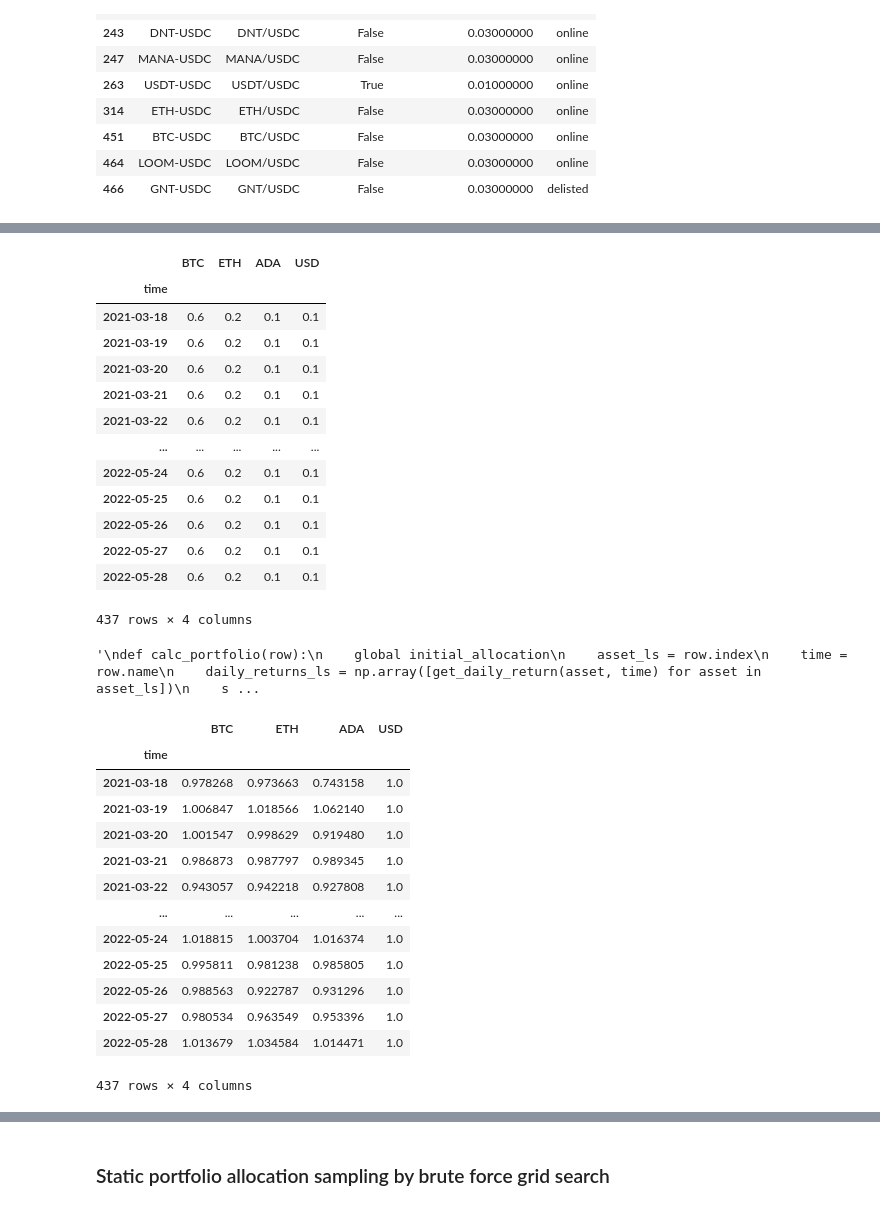
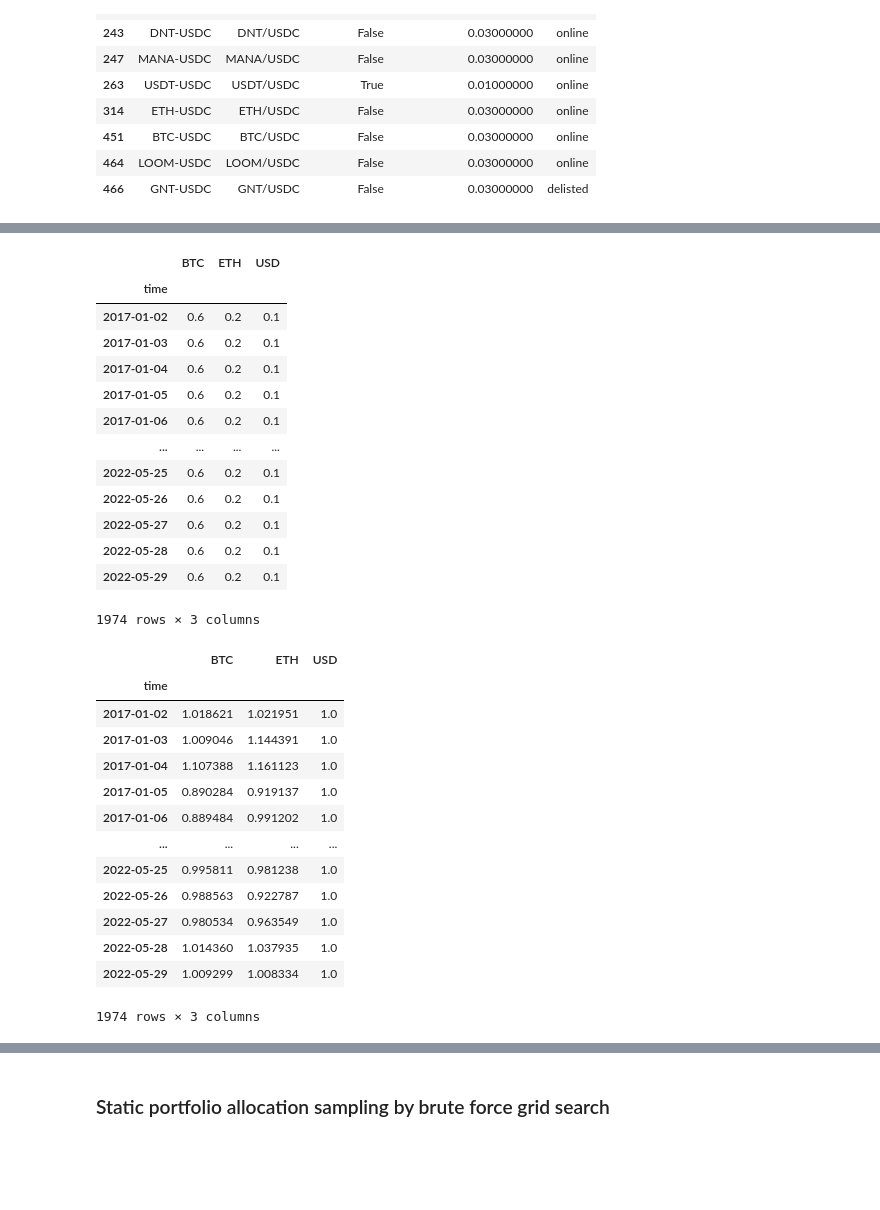
Before and after one commit to Zhimin90/crypto_portfolio_manager, a Jupyter notebook: dataset.ipynb, the cells around one changed output, grey strips where cells are left out. Saved outputs shown, nothing was run; the diff lists cells and outputs as text; code cells hidden in the pictures; blank space fills up the shorter version.

```diff
--- a/dataset.ipynb
+++ b/dataset.ipynb
@@ -31,11 +31,11 @@ Extended Output is False, returning reduced dataset.
 | 466 | GNT-USDC | GNT/USDC | False | 0.03000000 | delisted |
 # %%
 period = 60*60*24 #seconds
-asset_ls = ['BTC-USD','ETH-USD','ADA-USD']
+asset_ls = ['BTC-USD','ETH-USD']
 daily_history_df = pd.DataFrame()
 
 for asset in asset_ls:
-    daily = HistoricalData(asset, period,'2019-10-28-00-00').retrieve_data()
+    daily = HistoricalData(asset, period,'2017-01-01-00-00').retrieve_data()
     daily['ticker'] = asset
     daily_history_df = pd.concat([daily_history_df,daily])
 
@@ -86,23 +85,23 @@ for asset in asset_ls:
 # %%
-initial_allocation_ratio = np.array([[.6],[.2],[.1],[.1]])
+initial_allocation_ratio = np.array([[.6],[.2],[.1]])
 
-portfolio_df = pd.DataFrame(np.repeat(initial_allocation_ratio, daily_df.shape[0], axis=1).T,columns=['BTC','ETH','ADA','USD'],index=daily_df.index)
+portfolio_df = pd.DataFrame(np.repeat(initial_allocation_ratio, daily_df.shape[0], axis=1).T,columns=['BTC','ETH','USD'],index=daily_df.index)
 portfolio_df
 # %% [output]
-|  | BTC | ETH | ADA | USD |
-| time |  |  |  |  |
-| 2021-03-18 | 0.6 | 0.2 | 0.1 | 0.1 |
-| 2021-03-19 | 0.6 | 0.2 | 0.1 | 0.1 |
-| 2021-03-20 | 0.6 | 0.2 | 0.1 | 0.1 |
-| 2021-03-21 | 0.6 | 0.2 | 0.1 | 0.1 |
-| 2021-03-22 | 0.6 | 0.2 | 0.1 | 0.1 |
-| ... | ... | ... | ... | ... |
-| 2022-05-24 | 0.6 | 0.2 | 0.1 | 0.1 |
-| 2022-05-25 | 0.6 | 0.2 | 0.1 | 0.1 |
-| 2022-05-26 | 0.6 | 0.2 | 0.1 | 0.1 |
-| 2022-05-27 | 0.6 | 0.2 | 0.1 | 0.1 |
-| 2022-05-28 | 0.6 | 0.2 | 0.1 | 0.1 |
+|  | BTC | ETH | USD |
+| time |  |  |  |
+| 2017-01-02 | 0.6 | 0.2 | 0.1 |
+| 2017-01-03 | 0.6 | 0.2 | 0.1 |
+| 2017-01-04 | 0.6 | 0.2 | 0.1 |
+| 2017-01-05 | 0.6 | 0.2 | 0.1 |
+| 2017-01-06 | 0.6 | 0.2 | 0.1 |
+| ... | ... | ... | ... |
+| 2022-05-25 | 0.6 | 0.2 | 0.1 |
+| 2022-05-26 | 0.6 | 0.2 | 0.1 |
+| 2022-05-27 | 0.6 | 0.2 | 0.1 |
+| 2022-05-28 | 0.6 | 0.2 | 0.1 |
+| 2022-05-29 | 0.6 | 0.2 | 0.1 |
-437 rows × 4 columns
+1974 rows × 3 columns
 # %%
 def get_daily_return(ticker, time, df=daily_history_df):
     if ticker == 'USD':
@@ -111,18 +110,6 @@ def get_daily_return(ticker, time, df=daily_history_df):
         df = df.loc[time]
         asset_df = df[df['ticker'].apply(lambda x: ticker in x)]
         return (asset_df['close']/asset_df['open']).values[0]
-
-"""
-def calc_portfolio(row):
-    global initial_allocation
-    asset_ls = row.index
-    time = row.name
-    daily_returns_ls = np.array([get_daily_return(asset, time) for asset in asset_ls])
-    shape = initial_allocation.shape
-    initial_allocation = (daily_returns_ls.flatten() * initial_allocation.flatten()).reshape(shape)
-    return sum(sum(initial_allocation))"""
-# %% [output]
-'\ndef calc_portfolio(row):\n    global initial_allocation\n    asset_ls = row.index\n    time = row.name\n    daily_returns_ls = np.array([get_daily_return(asset, time) for asset in asset_ls])\n    s ...
 # %%
 def calc_asset_daily_returns(row):
     asset_ls = row.index
@@ -138,17 +128,17 @@ def get_random_ratio():
 asset_daily_returns_df = portfolio_df.apply(lambda x: pd.Series(calc_asset_daily_returns(x),index=portfolio_df.columns), axis=1)
 asset_daily_returns_df
 # %% [output]
-|  | BTC | ETH | ADA | USD |
-| time |  |  |  |  |
-| 2021-03-18 | 0.978268 | 0.973663 | 0.743158 | 1.0 |
-| 2021-03-19 | 1.006847 | 1.018566 | 1.062140 | 1.0 |
-| 2021-03-20 | 1.001547 | 0.998629 | 0.919480 | 1.0 |
-| 2021-03-21 | 0.986873 | 0.987797 | 0.989345 | 1.0 |
-| 2021-03-22 | 0.943057 | 0.942218 | 0.927808 | 1.0 |
-| ... | ... | ... | ... | ... |
-| 2022-05-24 | 1.018815 | 1.003704 | 1.016374 | 1.0 |
-| 2022-05-25 | 0.995811 | 0.981238 | 0.985805 | 1.0 |
-| 2022-05-26 | 0.988563 | 0.922787 | 0.931296 | 1.0 |
-| 2022-05-27 | 0.980534 | 0.963549 | 0.953396 | 1.0 |
-| 2022-05-28 | 1.013679 | 1.034584 | 1.014471 | 1.0 |
+|  | BTC | ETH | USD |
+| time |  |  |  |
+| 2017-01-02 | 1.018621 | 1.021951 | 1.0 |
+| 2017-01-03 | 1.009046 | 1.144391 | 1.0 |
+| 2017-01-04 | 1.107388 | 1.161123 | 1.0 |
+| 2017-01-05 | 0.890284 | 0.919137 | 1.0 |
+| 2017-01-06 | 0.889484 | 0.991202 | 1.0 |
+| ... | ... | ... | ... |
+| 2022-05-25 | 0.995811 | 0.981238 | 1.0 |
+| 2022-05-26 | 0.988563 | 0.922787 | 1.0 |
+| 2022-05-27 | 0.980534 | 0.963549 | 1.0 |
+| 2022-05-28 | 1.014360 | 1.037935 | 1.0 |
+| 2022-05-29 | 1.009299 | 1.008334 | 1.0 |
-437 rows × 4 columns
+1974 rows × 3 columns
```
Also changed, not shown: parts of 13 cells of this notebook.
